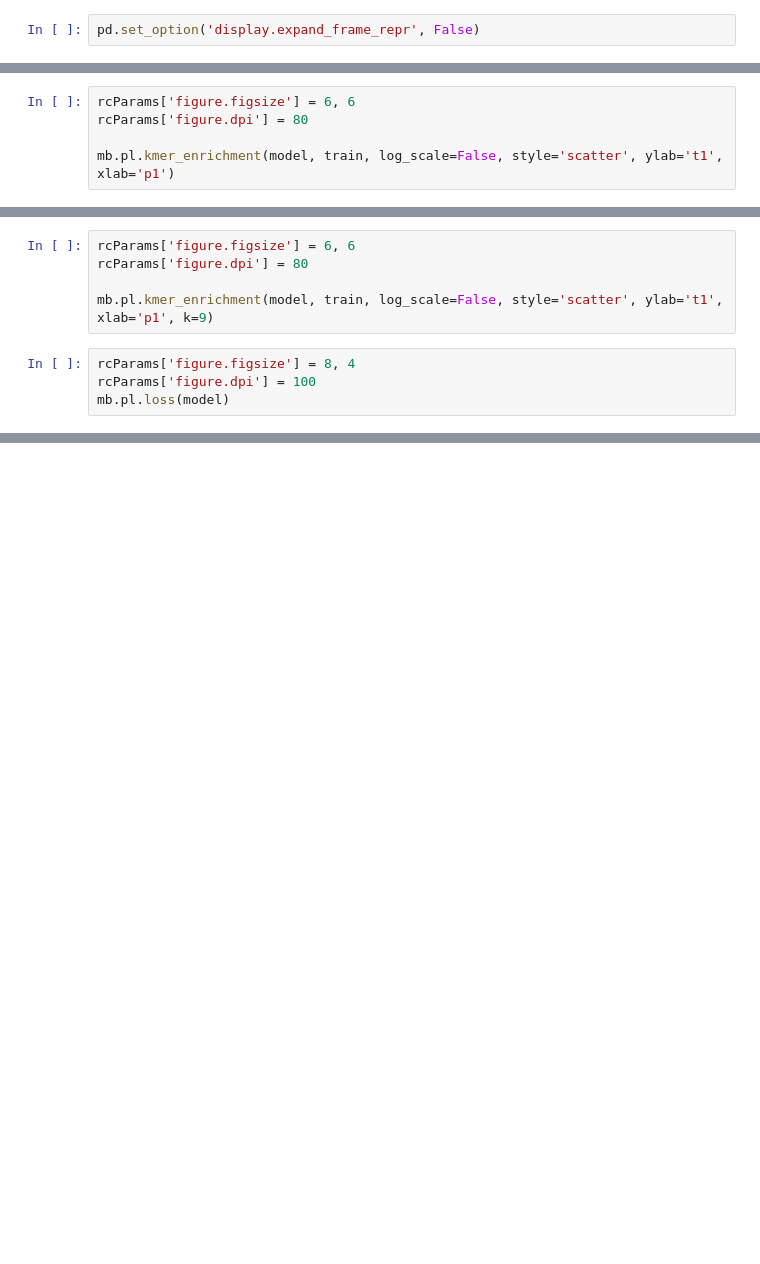
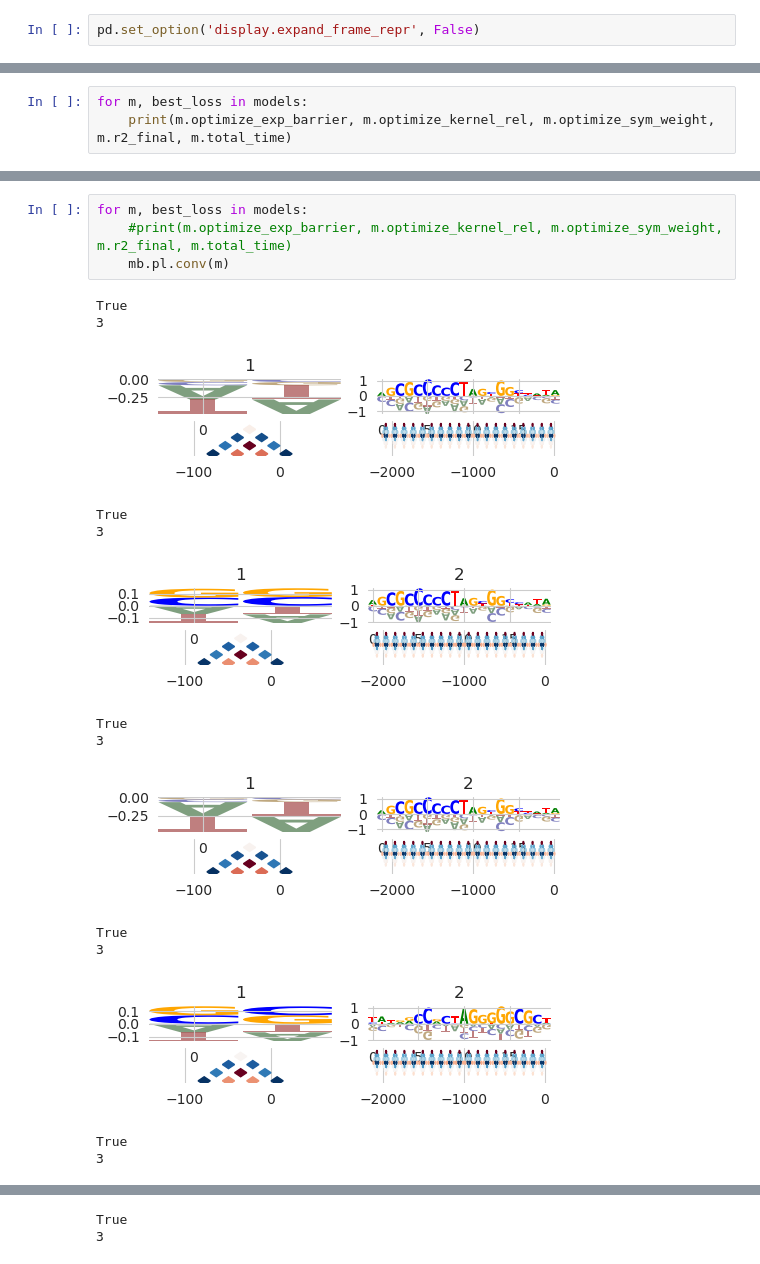
Before and after one commit to theislab/mubind, a Jupyter notebook: notebooks/batch/01_CTCF_two_batches.ipynb, the cells around one changed output, grey strips where cells are left out. Drawn from its saved outputs; the diff is of its cells as text; blank space fills up the shorter version.

```diff
--- a/notebooks/batch/01_CTCF_two_batches.ipynb
+++ b/notebooks/batch/01_CTCF_two_batches.ipynb
@@ -176,5 +180,0 @@ mb.pl.kmer_enrichment(model, train, log_scale=False, style='scatter', ylab='t1',
-# %%
-rcParams['figure.figsize'] = 6, 6
-rcParams['figure.dpi'] = 80
-
-mb.pl.kmer_enrichment(model, train, log_scale=False, style='scatter', ylab='t1', xlab='p1')
@@ -185,9 +181,3 @@ mb.tl.scores(model, train)
-# %%
-rcParams['figure.figsize'] = 6, 6
-rcParams['figure.dpi'] = 80
-
-mb.pl.kmer_enrichment(model, train, log_scale=False, style='scatter', ylab='t1', xlab='p1', k=9)
-# %%
-rcParams['figure.figsize'] = 8, 4
-rcParams['figure.dpi'] = 100
-mb.pl.loss(model)
+# %%
+for m, best_loss in models:
+    print(m.optimize_exp_barrier, m.optimize_kernel_rel, m.optimize_sym_weight, m.r2_final, m.total_time)
@@ -193,0 +193,19 @@ mb.pl.loss(model)
+# %%
+for m, best_loss in models:
+    #print(m.optimize_exp_barrier, m.optimize_kernel_rel, m.optimize_sym_weight, m.r2_final, m.total_time)
+    mb.pl.conv(m)
+# %% [output]
+True
+3
+[figure, added]
+True
+3
+[figure, added]
+True
+3
+[figure, added]
+True
+3
+[figure, added]
+True
+3
@@ -193,0 +213,2 @@ mb.pl.loss(model)
+True
+3
```
Also changed, not shown: parts of 13 cells of this notebook, 6 other files.
